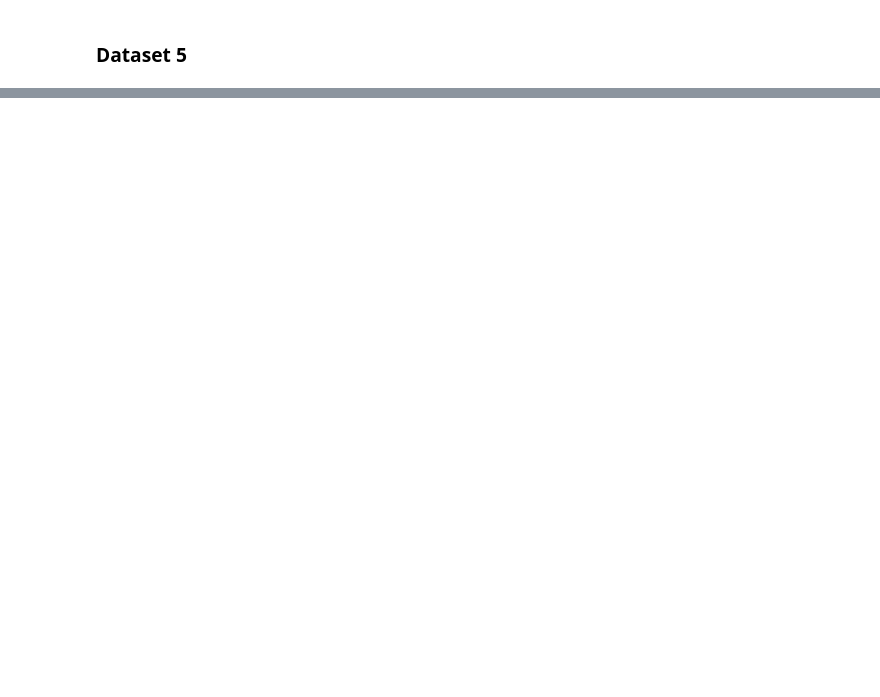
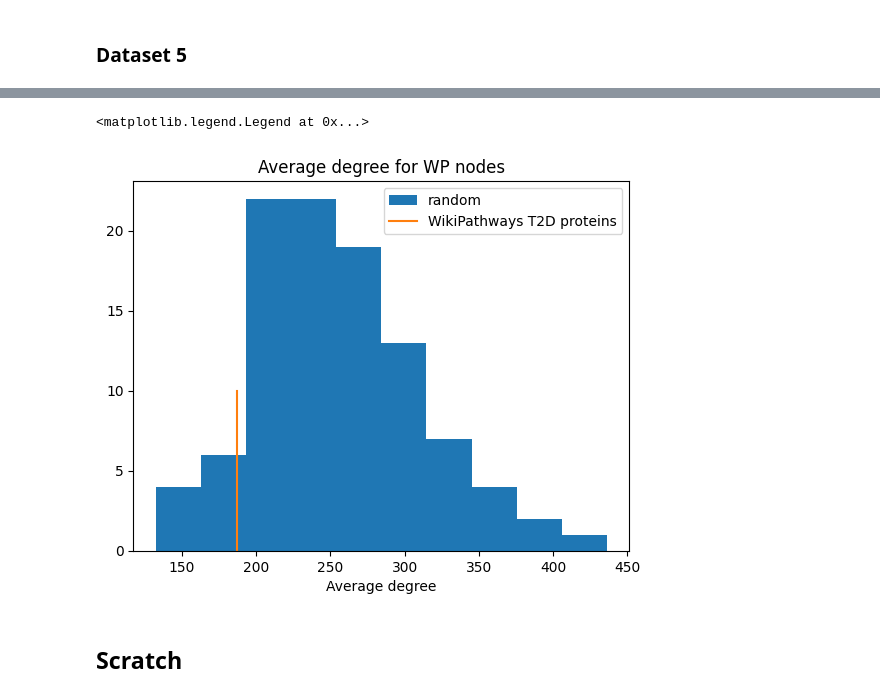
Before and after one commit to yjzhang/kg_feature_engineering, a Jupyter notebook: notebooks/Unified_Arivale_T2D_analysis_SPOKE2021_2023_08_07.ipynb, the cells around one changed output, grey strips where cells are left out. Cells and saved outputs as stored; diff of their text form; code cells hidden in the pictures; blank space fills up the shorter version.

```diff
--- a/notebooks/Unified_Arivale_T2D_analysis_SPOKE2021_2023_08_07.ipynb
+++ b/notebooks/Unified_Arivale_T2D_analysis_SPOKE2021_2023_08_07.ipynb
@@ -394,0 +405,12 @@ plt.legend()
+# %%
+plt.hist(wp_t2d_null_results.degree_mean, bins=10, label='random')
+plt.title('Average degree for WP nodes')
+plt.plot([wp_t2d_stats['degree_mean'], wp_t2d_stats['degree_mean']],
+         [0, 10], label='WikiPathways T2D proteins')
+plt.xlabel('Average degree')
+plt.legend()
+# %% [output]
+<matplotlib.legend.Legend at 0x...>
+[figure, added]
+# %% [markdown]
+## Scratch
```
Also changed, not shown: parts of 25 cells of this notebook, 3 other files.
